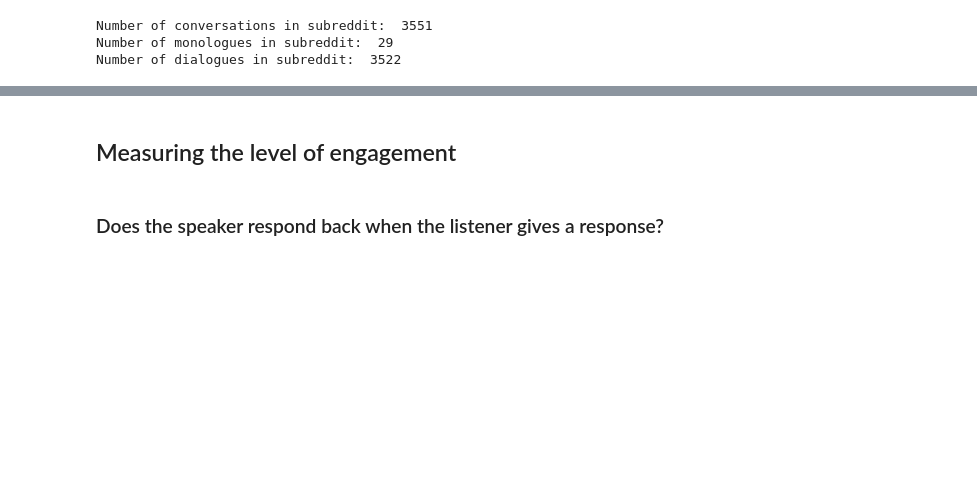
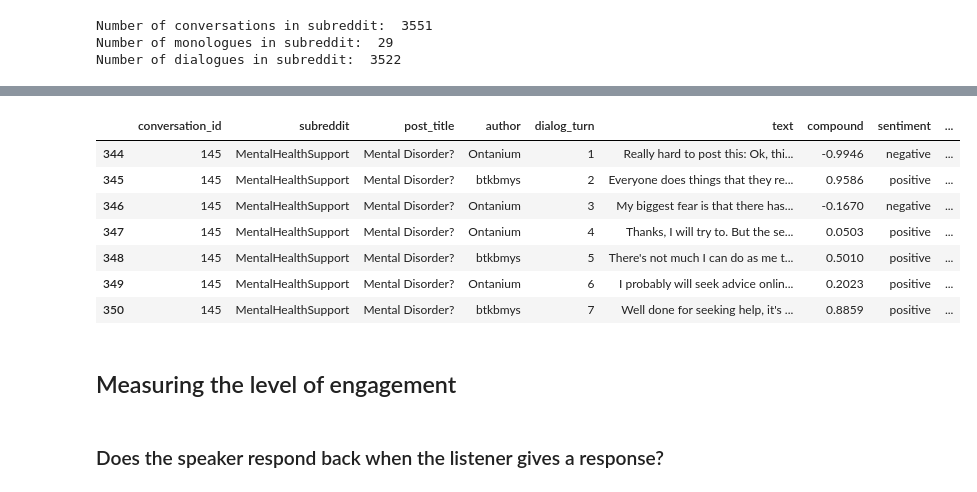
Before and after one commit to cetsen/therapeutic-chatbot, a Jupyter notebook: engagement_satisfaction.ipynb, the cells around one changed output, grey strips where cells are left out. Drawn from its saved outputs; the diff is of its cells as text; code cells hidden in the pictures; blank space fills up the shorter version.

```diff
--- a/engagement_satisfaction.ipynb
+++ b/engagement_satisfaction.ipynb
@@ -70,0 +56,15 @@ conversation
+# %%
+# Either choose from long or short conversations
+long_conversations = df[df["dialog_turn"] >= 4]["conversation_id"].unique()
+short_conversations = df[df["dialog_turn"] < 4]["conversation_id"]
+conversation = df[df["conversation_id"] == long_conversations[12]]
+conversation
+# %% [output]
+|  | conversation_id | subreddit | post_title | author | dialog_turn | text | compound | sentiment | ... |
+| 344 | 145 | MentalHealthSupport | Mental Disorder? | Ontanium | 1 | Really hard to post this: Ok, thi... | -0.9946 | negative | ... |
+| 345 | 145 | MentalHealthSupport | Mental Disorder? | btkbmys | 2 | Everyone does things that they re... | 0.9586 | positive | ... |
+| 346 | 145 | MentalHealthSupport | Mental Disorder? | Ontanium | 3 | My biggest fear is that there has... | -0.1670 | negative | ... |
+| 347 | 145 | MentalHealthSupport | Mental Disorder? | Ontanium | 4 | Thanks, I will try to. But the se... | 0.0503 | positive | ... |
+| 348 | 145 | MentalHealthSupport | Mental Disorder? | btkbmys | 5 | There's not much I can do as me t... | 0.5010 | positive | ... |
+| 349 | 145 | MentalHealthSupport | Mental Disorder? | Ontanium | 6 | I probably will seek advice onlin... | 0.2023 | positive | ... |
+| 350 | 145 | MentalHealthSupport | Mental Disorder? | btkbmys | 7 | Well done for seeking help, it's ... | 0.8859 | positive | ... |
```
Also changed, not shown: parts of 13 cells of this notebook.
